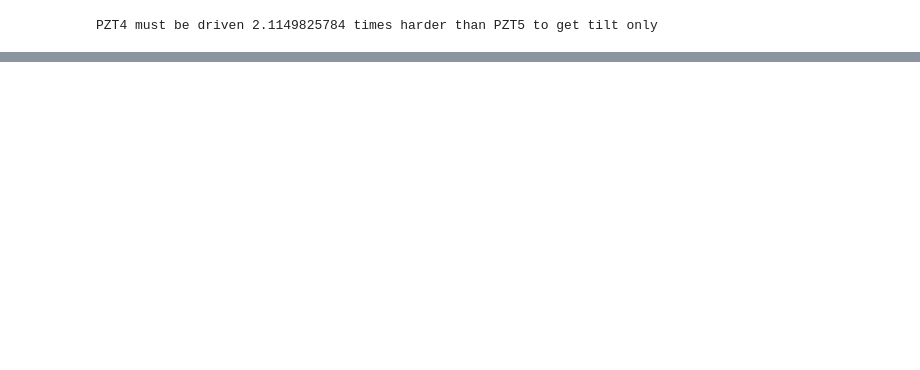
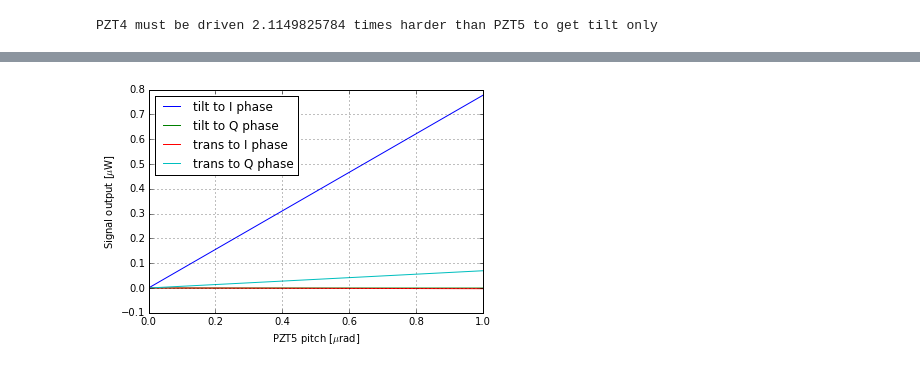
Before and after one commit to pfulda/finesse_examples, a Jupyter notebook: RFJASC_experiment/Tcav_analysis.ipynb, the cells around one changed output, grey strips where cells are left out. Saved outputs shown, nothing was run; the diff lists cells and outputs as text; code cells hidden in the pictures; blank space fills up the shorter version.

```diff
--- a/RFJASC_experiment/Tcav_analysis.ipynb
+++ b/RFJASC_experiment/Tcav_analysis.ipynb
@@ -301,0 +329,66 @@ Q-phase response to tilt = -0.0288423041982 W/rad on PZT5
+# %%
+# Check ratio of alignment error signal responses or two DOFs at 14730000 Hz jitter frequency
+# by using alignment sweep method
+uW=1e6
+urad=1e6
+
+kat = basekat.deepcopy()
+
+text = ("""
+pd1 ASCPDREFL_I $fjitter %g nPDREFLin
+pd1 ASCPDREFL_Q $fjitter %g nPDREFLin
+
+xaxis PZT5 ybeta lin 0 1u 100
+put PZT4 ybeta $mx1
+
+""") % (Iphase, Qphase)
+
+kat.parseCommands(text)
+out_trans = kat.run()
+
+kat = basekat.deepcopy()
+
+text = ("""
+pd1 ASCPDREFL_I $fjitter %g nPDREFLin
+pd1 ASCPDREFL_Q $fjitter %g nPDREFLin
+
+xaxis PZT5 ybeta lin 0 1u 100
+func PZT4scale = (-1) * $x1 * %g
+put PZT4 ybeta $PZT4scale
+
+""") % (Iphase, Qphase, drive_ratio)
+
+kat.parseCommands(text)
+out_tilt = kat.run()
+
+pl.figure()
+pl.plot(out_tilt.x*urad,out_tilt['ASCPDREFL_I']*uW,label='tilt to I phase')
+pl.plot(out_tilt.x*urad,out_tilt['ASCPDREFL_Q']*uW,label='tilt to Q phase')
+pl.plot(out_tilt.x*urad,out_trans['ASCPDREFL_I']*uW,label='trans to I phase')
+pl.plot(out_tilt.x*urad,out_trans['ASCPDREFL_Q']*uW,label='trans to Q phase')
+pl.legend(loc=0)
+pl.xlabel('PZT5 pitch [$\mu$rad]')
+pl.ylabel('Signal output [$\mu$W]')
+pl.grid()
+
+transI = out_trans['ASCPDREFL_I']
+transQ = out_trans['ASCPDREFL_Q']
+tiltI = out_tilt['ASCPDREFL_I']
+tiltQ = out_tilt['ASCPDREFL_Q']
+x=out_tilt.x
+
+transIslope=(transI[len(transI)-1]-transI[0])/(x[len(x)-1]-x[0])
+transQslope=(transQ[len(transQ)-1]-transQ[0])/(x[len(x)-1]-x[0])
+tiltIslope=(tiltI[len(tiltI)-1]-tiltI[0])/(x[len(x)-1]-x[0])
+tiltQslope=(tiltQ[len(tiltQ)-1]-tiltQ[0])/(x[len(x)-1]-x[0])
+
+
+print "I-phase response to translation = " +str(transIslope)+" W/rad on PZT5"
+print "Q-phase response to translation = " +str(transQslope)+" W/rad on PZT5"
+print "I-phase response to tilt = " +str(tiltIslope)+" W/rad on PZT5"
+print "Q-phase response to tilt = " +str(tiltQslope)+" W/rad on PZT5"
+
+
+#print "Quadrature sum of responses = "+str(out['ASCPDREFL_I']+out['ASCPDREFL_Q'])
+print "\nRatio of [ tilt->Iphase : trans->Qphase ] =  "+str(tiltIslope/transQslope)
+# %% [output]
@@ -301,0 +411 @@ Q-phase response to tilt = -0.0288423041982 W/rad on PZT5
+[figure, added]
```
Also changed, not shown: parts of 7 cells of this notebook.
